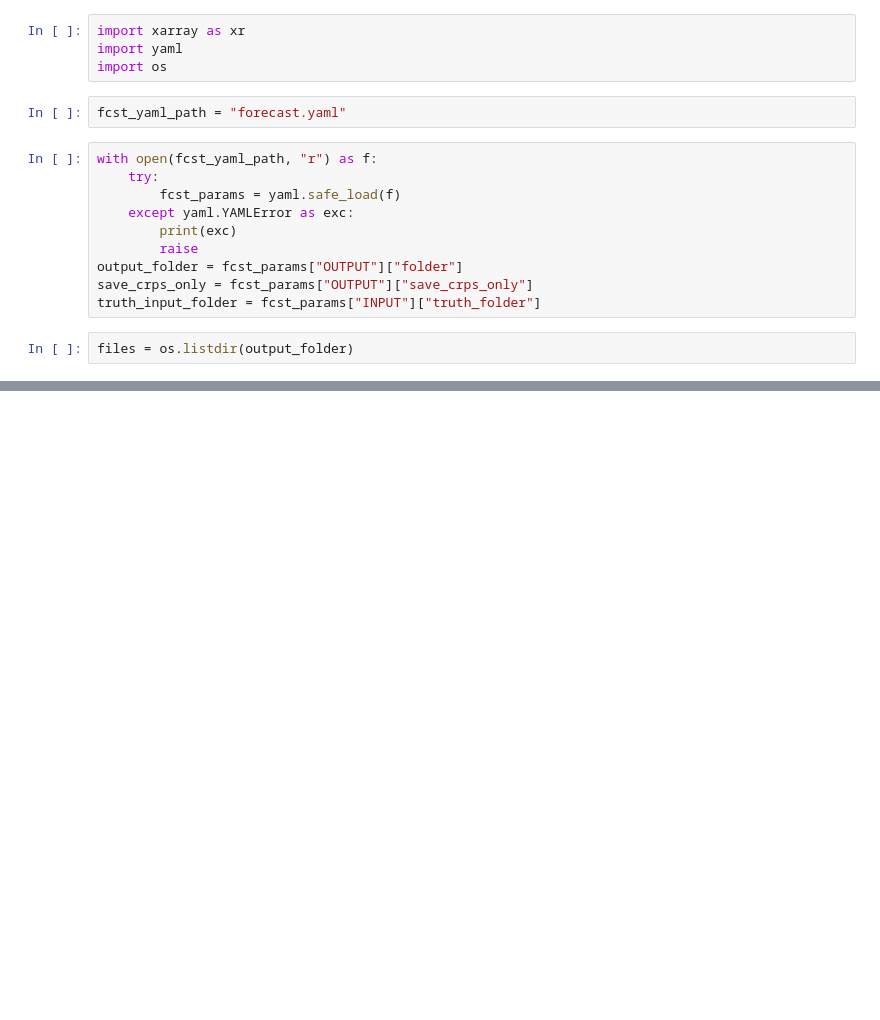
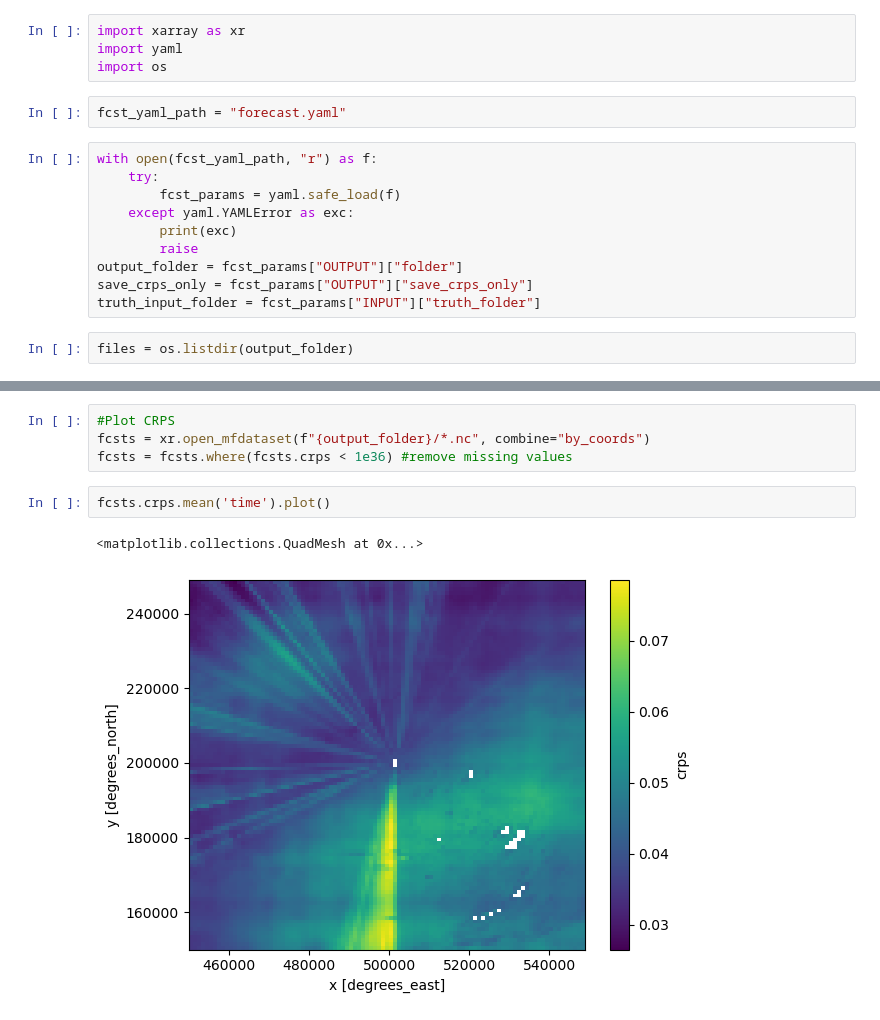
Before and after one commit to matt-wright1/ensemble-cgan, a Jupyter notebook: dsrnngan/0005_check_forecast.ipynb, the cells around one changed output, grey strips where cells are left out. Cells and saved outputs as stored; diff of their text form; blank space fills up the shorter version.

```diff
--- a/dsrnngan/0005_check_forecast.ipynb
+++ b/dsrnngan/0005_check_forecast.ipynb
@@ -58,0 +59,9 @@ fcst.crps.isel(valid_time=0, time=0).plot()
+# %%
+#Plot CRPS
+fcsts = xr.open_mfdataset(f"{output_folder}/*.nc", combine="by_coords")
+fcsts = fcsts.where(fcsts.crps < 1e36) #remove missing values
+# %%
+fcsts.crps.mean('time').plot()
+# %% [output]
+<matplotlib.collections.QuadMesh at 0x...>
+[figure, added]
```
Also changed, not shown: parts of 5 cells of this notebook, 8 other files.
